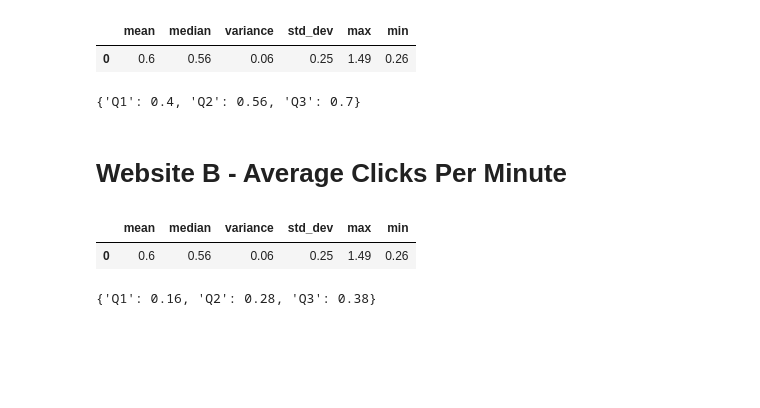
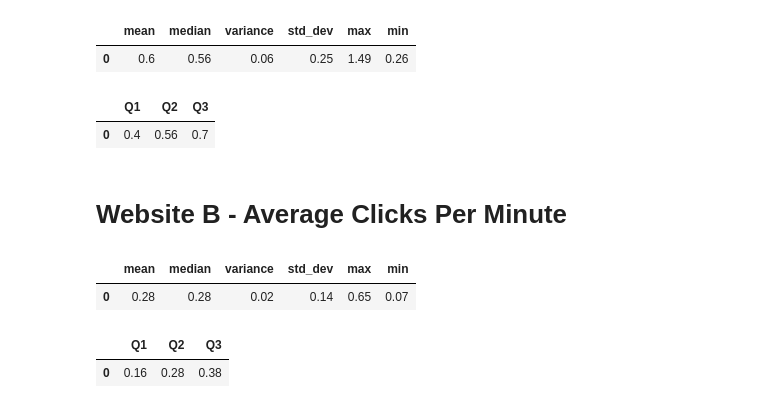
Before and after one commit to Quilhar/DataAnalytics, a Jupyter notebook: Stats/project_1.ipynb, the cells around one changed output. Saved outputs shown, nothing was run; the diff lists cells and outputs as text; code cells hidden in the pictures; blank space fills up the shorter version.

```diff
--- a/Stats/project_1.ipynb
+++ b/Stats/project_1.ipynb
@@ -139,32 +139,36 @@ average_clicks_per_minute_a_df
 |  | mean | median | variance | std_dev | max | min |
 | 0 | 0.6 | 0.56 | 0.06 | 0.25 | 1.49 | 0.26 |
 # %%
-avg_quartiles_a = dal.quartiles(average_clicks_per_minute_a_list)
-avg_quartiles_a
+avg_quartiles_a_summary = dal.quartiles(average_clicks_per_minute_a_list)
+avg_quartiles_a_df = pd.DataFrame(avg_quartiles_a_summary, index=[0])
+avg_quartiles_a_df
 # %% [output]
-{'Q1': 0.4, 'Q2': 0.56, 'Q3': 0.7}
+|  | Q1 | Q2 | Q3 |
+| 0 | 0.4 | 0.56 | 0.7 |
 # %% [markdown]
 # Website B - Average Clicks Per Minute
 # %%
 average_clicks_per_minute_b_list = []
 
 for i in range(len(web_b_times)):
     if web_b_times[i] > 0:
         avg_clicks_per_minute_b = web_b_clicks[i] / web_b_times[i]
     else:
         avg_clicks_per_minute_b = 0  # Avoid division by zero
 
     avg_clicks_per_minute_b = round(avg_clicks_per_minute_b, 2)
     average_clicks_per_minute_b_list.append(avg_clicks_per_minute_b)
 
-average_clicks_per_minute_b_summary = dal.main_stats(average_clicks_per_minute_a_list)
-average_clicks_per_minute_b_df = pd.DataFrame(average_clicks_per_minute_a_summary, index=[0])
+average_clicks_per_minute_b_summary = dal.main_stats(average_clicks_per_minute_b_list)
+average_clicks_per_minute_b_df = pd.DataFrame(average_clicks_per_minute_b_summary, index=[0])
 average_clicks_per_minute_b_df
 # %% [output]
 |  | mean | median | variance | std_dev | max | min |
-| 0 | 0.6 | 0.56 | 0.06 | 0.25 | 1.49 | 0.26 |
+| 0 | 0.28 | 0.28 | 0.02 | 0.14 | 0.65 | 0.07 |
 # %%
-avg_quartiles_b = dal.quartiles(average_clicks_per_minute_b_list)
-avg_quartiles_b
+avg_quartiles_b_summary = dal.quartiles(average_clicks_per_minute_b_list)
+avg_quartiles_b_df = pd.DataFrame(avg_quartiles_b_summary, index=[0])
+avg_quartiles_b_df
 # %% [output]
-{'Q1': 0.16, 'Q2': 0.28, 'Q3': 0.38}
+|  | Q1 | Q2 | Q3 |
+| 0 | 0.16 | 0.28 | 0.38 |
```
Also changed, not shown: 1 other file.
